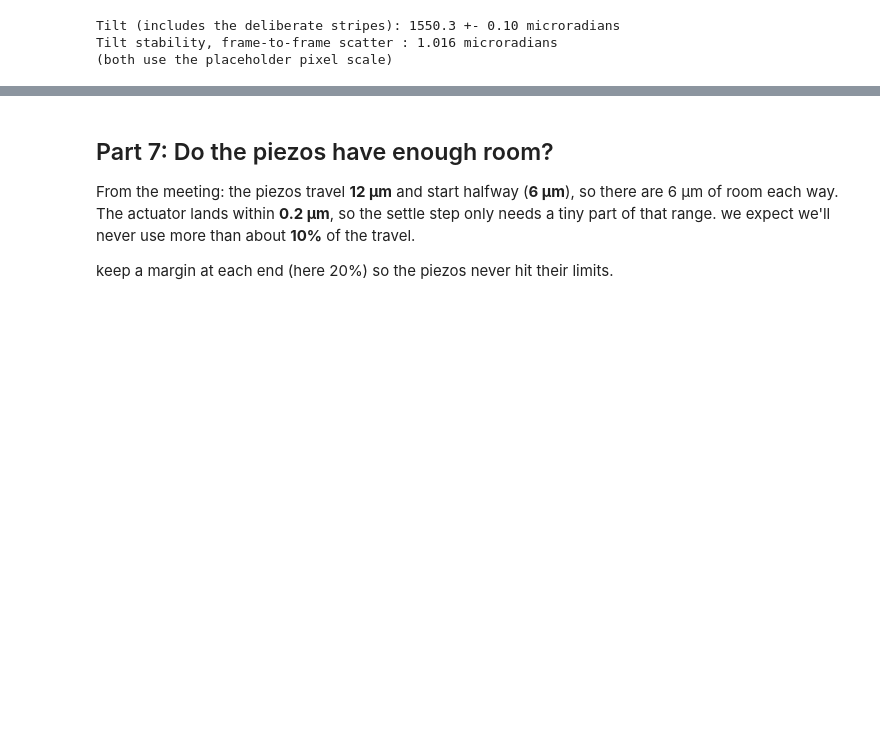
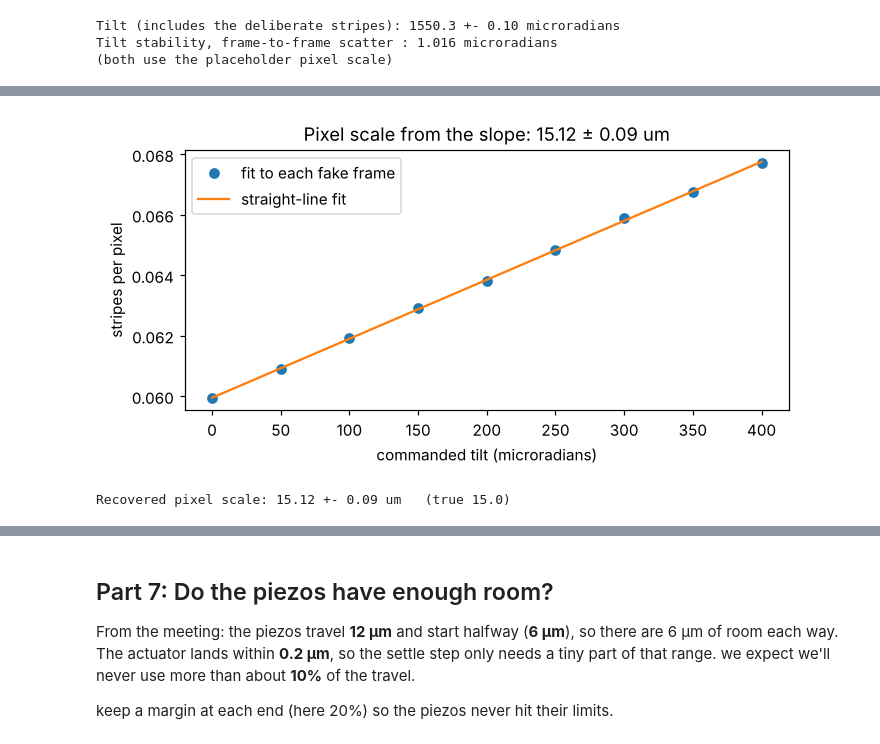
Before and after one commit to irmakmaviaytekin/430, a Jupyter notebook: mirror_alignment_progress.ipynb, the cells around one changed output, grey strips where cells are left out. Cells and saved outputs as stored; diff of their text form; code cells hidden in the pictures; blank space fills up the shorter version.

```diff
--- a/mirror_alignment_progress.ipynb
+++ b/mirror_alignment_progress.ipynb
@@ -334,0 +540,31 @@ track from 0 opd max flux and move and decide on the right fringes and keep trac
+# %%
+TRUE_PIXEL_SCALE_UM = 15.0                       # hidden inside the fake images
+commanded_tilt_urad = np.arange(0, 401, 50)       # tilts we command with the piezos
+
+def fringe_freq_for_tilt(tilt_urad, pixel_scale_um, f0=0.06):
+    '''Stripes per pixel for a given extra tilt (f0 = the deliberate stripes).'''
+    return f0 + 2 * (tilt_urad * 1e-6) * (pixel_scale_um * 1e-6) / (WAVELENGTH_NM * 1e-9)
+
+measured_freq = []
+for a in commanded_tilt_urad:
+    img = make_fringe_image(fringe_freq=fringe_freq_for_tilt(a, TRUE_PIXEL_SCALE_UM),
+                            angle_deg=0, contrast=MOD_EFF_NOW, noise=0.05)
+    measured_freq.append(fit_fringes(img)["fringe_freq"])
+measured_freq = np.array(measured_freq)
+
+tilt_rad = commanded_tilt_urad * 1e-6
+(slope, f0), cov = np.polyfit(tilt_rad, measured_freq, 1, cov=True)   # straight-line fit
+slope_err = np.sqrt(cov[0, 0])
+pixel_scale_um = slope * WAVELENGTH_NM * 1e-9 / 2 * 1e6
+pixel_scale_err = slope_err * WAVELENGTH_NM * 1e-9 / 2 * 1e6
+
+fig, ax = plt.subplots(figsize=(6.5, 3.4))
+ax.plot(commanded_tilt_urad, measured_freq, "o", label="fit to each fake frame")
+ax.plot(commanded_tilt_urad, f0 + slope * tilt_rad, "-", label="straight-line fit")
+ax.set_xlabel("commanded tilt (microradians)"); ax.set_ylabel("stripes per pixel")
+ax.set_title(f"Pixel scale from the slope: {pixel_scale_um:.2f} ± {pixel_scale_err:.2f} um"); ax.legend()
+plt.tight_layout(); plt.show()
+print(f"Recovered pixel scale: {pixel_scale_um:.2f} +- {pixel_scale_err:.2f} um   (true {TRUE_PIXEL_SCALE_UM})")
+# %% [output]
+[figure, added]
+Recovered pixel scale: 15.12 +- 0.09 um   (true 15.0)
```
Also changed, not shown: parts of 36 cells of this notebook.
